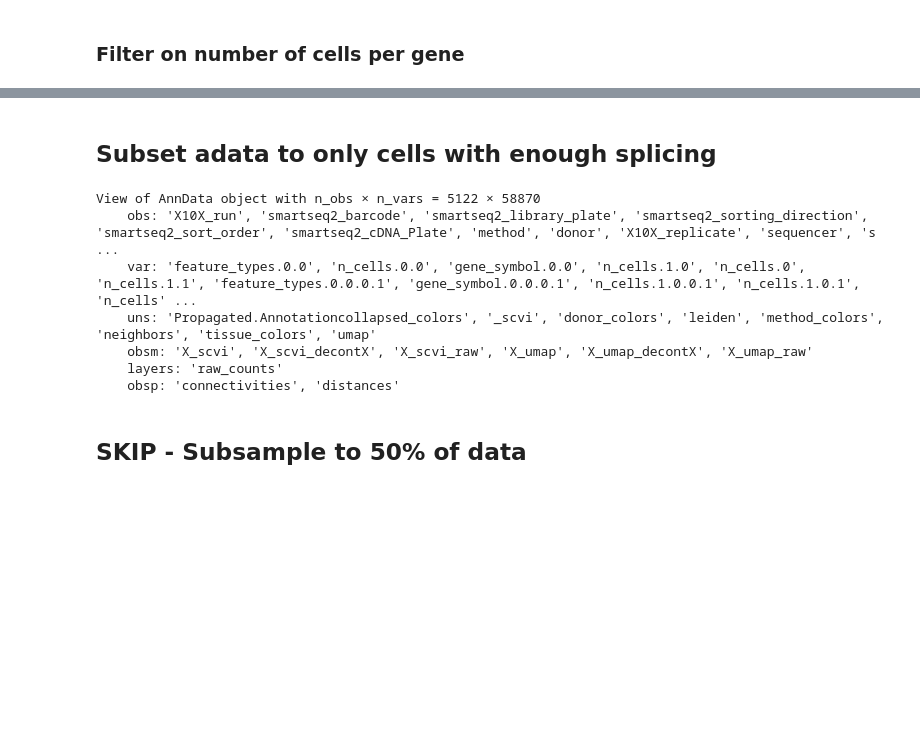
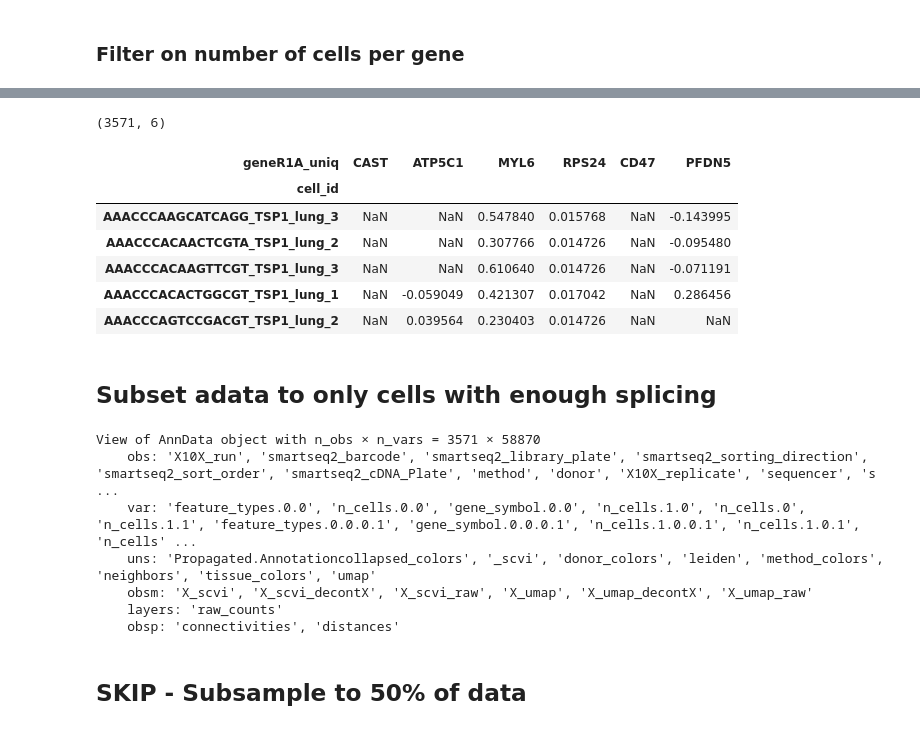
Before and after one commit to czbiohub-sf/tabula-sapiens, a Jupyter notebook: analysis-scripts/pilot1_pilot2/004_splicing_dists.ipynb, the cells around one changed output, grey strips where cells are left out. Drawn from its saved outputs; the diff is of its cells as text; code cells hidden in the pictures; blank space fills up the shorter version.

```diff
--- a/analysis-scripts/pilot1_pilot2/004_splicing_dists.ipynb
+++ b/analysis-scripts/pilot1_pilot2/004_splicing_dists.ipynb
@@ -240,0 +251,5 @@ splicing2d_muscle_min_genes_cells.shape
+# %%
+gene_subset = ['CAST', #'ATP5F1C', 'CALD',
+               'ATP5C1',
+               'MYL6', 'RPS24', 'CD47',
+               'PFDN5']
@@ -241,10 +258,24 @@ splicing2d_muscle_min_genes_cells.shape
+# %%
+splicing2d_muscle_subset = splicing2d_muscle[gene_subset]
+splicing2d_muscle_subset = splicing2d_muscle_subset.loc[splicing2d_muscle_subset.notnull().sum(axis=1) >= 3, :]
+print(splicing2d_muscle_subset.shape)
+splicing2d_muscle_subset.head()
+# %% [output]
+(3571, 6)
+| geneR1A_uniq | CAST | ATP5C1 | MYL6 | RPS24 | CD47 | PFDN5 |
+| cell_id |  |  |  |  |  |  |
+| AAACCCAAGCATCAGG_TSP1_lung_3 | NaN | NaN | 0.547840 | 0.015768 | NaN | -0.143995 |
+| AAACCCACAACTCGTA_TSP1_lung_2 | NaN | NaN | 0.307766 | 0.014726 | NaN | -0.095480 |
+| AAACCCACAAGTTCGT_TSP1_lung_3 | NaN | NaN | 0.610640 | 0.014726 | NaN | -0.071191 |
+| AAACCCACACTGGCGT_TSP1_lung_1 | NaN | -0.059049 | 0.421307 | 0.017042 | NaN | 0.286456 |
+| AAACCCAGTCCGACGT_TSP1_lung_2 | NaN | 0.039564 | 0.230403 | 0.014726 | NaN | NaN |
 # %% [markdown]
 ## Subset adata to only cells with enough splicing
 # %%
-adata_with_splicing_subset = adata_with_splicing_muscle[splicing2d_muscle_min_genes_cells.index]
+adata_with_splicing_subset = adata_with_splicing_muscle[splicing2d_muscle_subset.index]
 adata_with_splicing_subset
 # %% [output]
-View of AnnData object with n_obs × n_vars = 5122 × 58870
+View of AnnData object with n_obs × n_vars = 3571 × 58870
     obs: 'X10X_run', 'smartseq2_barcode', 'smartseq2_library_plate', 'smartseq2_sorting_direction', 'smartseq2_sort_order', 'smartseq2_cDNA_Plate', 'method', 'donor', 'X10X_replicate', 'sequencer', 's ...
     var: 'feature_types.0.0', 'n_cells.0.0', 'gene_symbol.0.0', 'n_cells.1.0', 'n_cells.0', 'n_cells.1.1', 'feature_types.0.0.0.1', 'gene_symbol.0.0.0.1', 'n_cells.1.0.0.1', 'n_cells.1.0.1', 'n_cells' ...
     uns: 'Propagated.Annotationcollapsed_colors', '_scvi', 'donor_colors', 'leiden', 'method_colors', 'neighbors', 'tissue_colors', 'umap'
```
Also changed, not shown: parts of 31 cells of this notebook, 1 other file.
